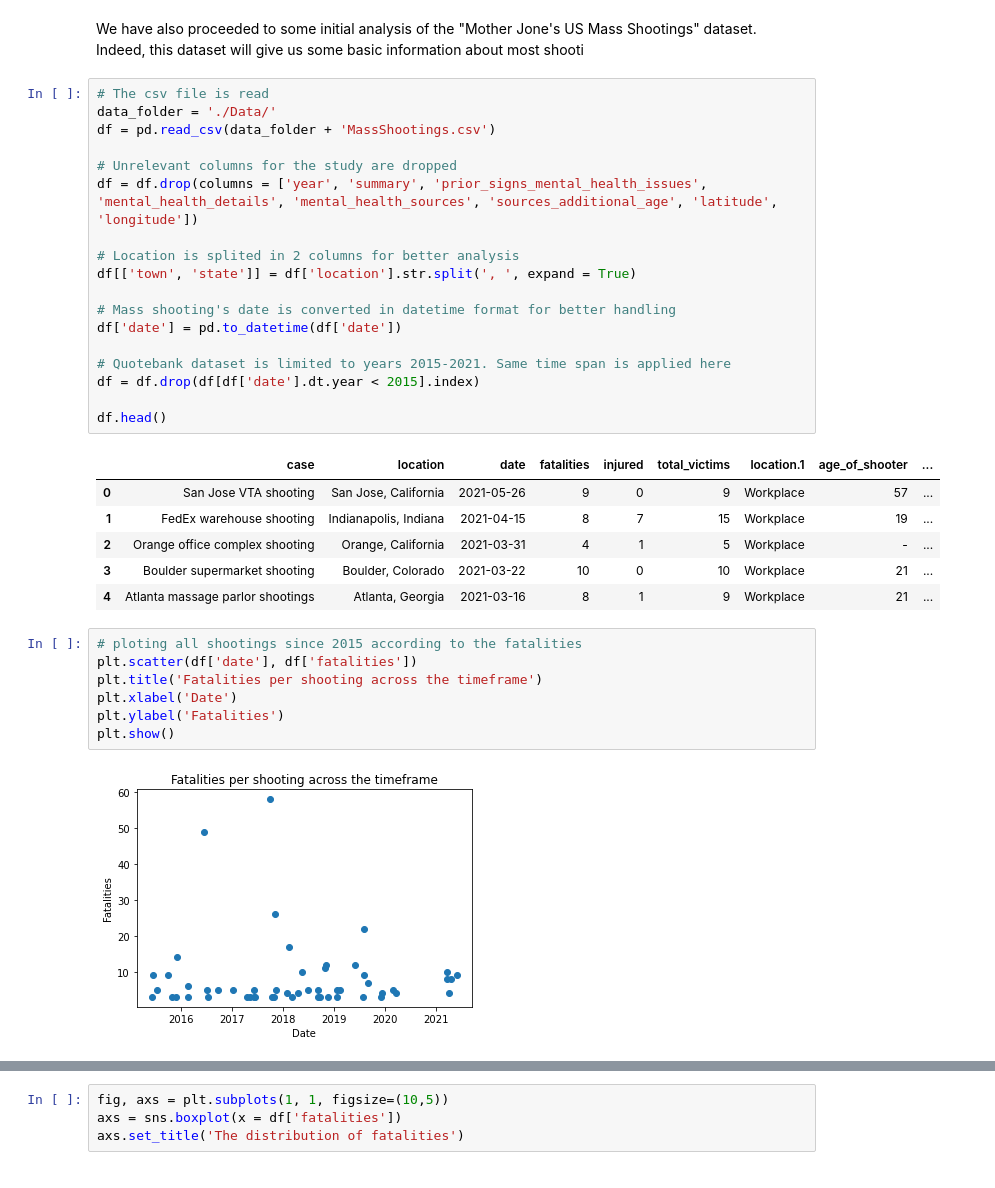
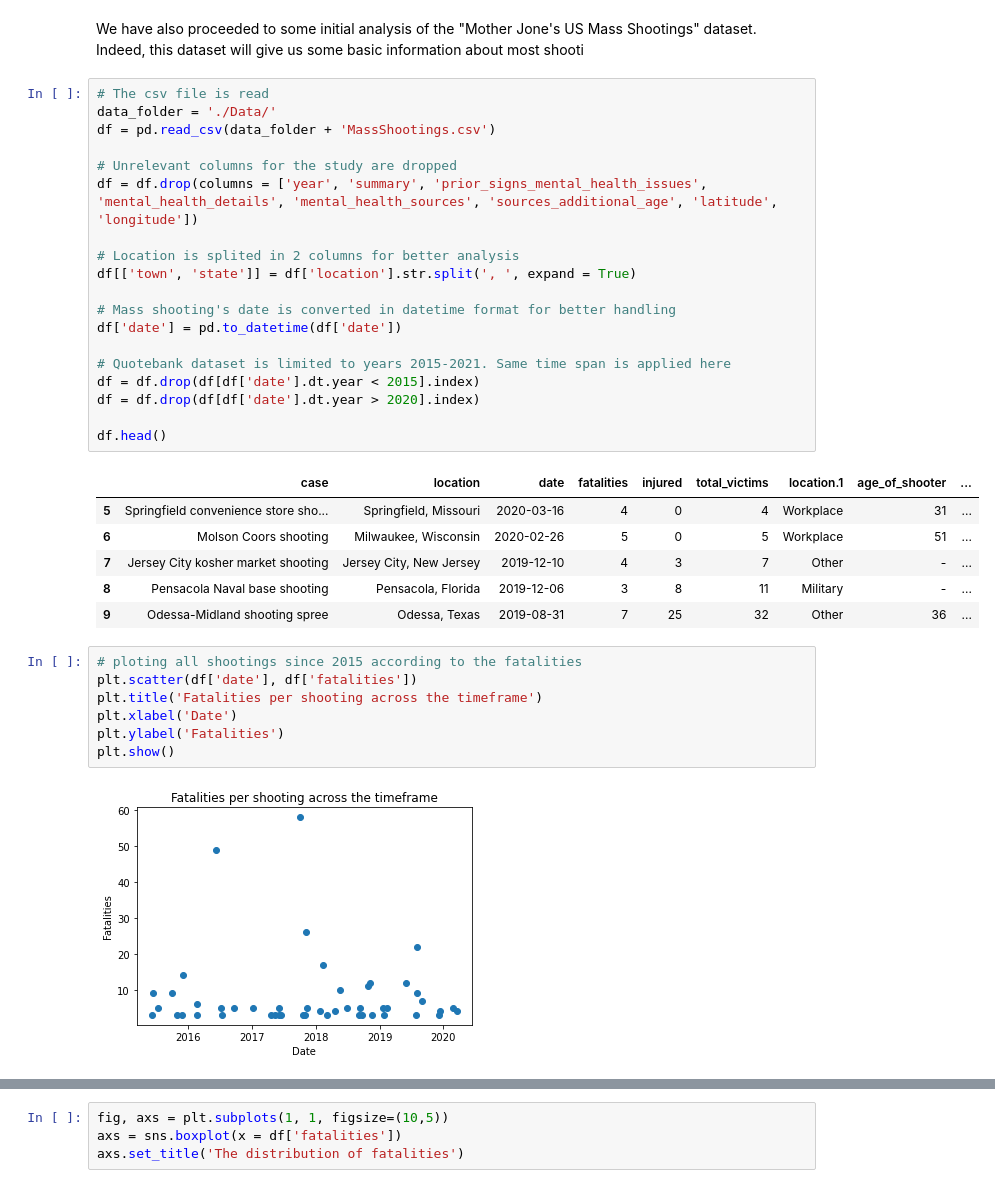
Before and after one commit to epfl-ada/ada-2021-project-clezemath, a Jupyter notebook: milestone2.ipynb, the cells around one changed output, grey strips where cells are left out. Drawn from its saved outputs; the diff is of its cells as text.

```diff
--- a/milestone2.ipynb
+++ b/milestone2.ipynb
@@ -128,28 +131,29 @@ We have also proceeded to some initial analysis of the "Mother Jone's US Mass Sh
 # %%
 # The csv file is read
 data_folder = './Data/'
 df = pd.read_csv(data_folder + 'MassShootings.csv')
 
 # Unrelevant columns for the study are dropped
 df = df.drop(columns = ['year', 'summary', 'prior_signs_mental_health_issues', 'mental_health_details', 'mental_health_sources', 'sources_additional_age', 'latitude', 'longitude'])
 
 # Location is splited in 2 columns for better analysis
 df[['town', 'state']] = df['location'].str.split(', ', expand = True)
 
 # Mass shooting's date is converted in datetime format for better handling
 df['date'] = pd.to_datetime(df['date'])
 
 # Quotebank dataset is limited to years 2015-2021. Same time span is applied here
 df = df.drop(df[df['date'].dt.year < 2015].index)
+df = df.drop(df[df['date'].dt.year > 2020].index)
 
 df.head()
 # %% [output]
 |  | case | location | date | fatalities | injured | total_victims | location.1 | age_of_shooter | ... |
-| 0 | San Jose VTA shooting | San Jose, California | 2021-05-26 | 9 | 0 | 9 | Workplace | 57 | ... |
-| 1 | FedEx warehouse shooting | Indianapolis, Indiana | 2021-04-15 | 8 | 7 | 15 | Workplace | 19 | ... |
-| 2 | Orange office complex shooting | Orange, California | 2021-03-31 | 4 | 1 | 5 | Workplace | - | ... |
-| 3 | Boulder supermarket shooting | Boulder, Colorado | 2021-03-22 | 10 | 0 | 10 | Workplace | 21 | ... |
-| 4 | Atlanta massage parlor shootings | Atlanta, Georgia | 2021-03-16 | 8 | 1 | 9 | Workplace | 21 | ... |
+| 5 | Springfield convenience store sho... | Springfield, Missouri | 2020-03-16 | 4 | 0 | 4 | Workplace | 31 | ... |
+| 6 | Molson Coors shooting | Milwaukee, Wisconsin | 2020-02-26 | 5 | 0 | 5 | Workplace | 51 | ... |
+| 7 | Jersey City kosher market shooting | Jersey City, New Jersey | 2019-12-10 | 4 | 3 | 7 | Other | - | ... |
+| 8 | Pensacola Naval base shooting | Pensacola, Florida | 2019-12-06 | 3 | 8 | 11 | Military | - | ... |
+| 9 | Odessa-Midland shooting spree | Odessa, Texas | 2019-08-31 | 7 | 25 | 32 | Other | 36 | ... |
 # %%
 # ploting all shootings since 2015 according to the fatalities
 plt.scatter(df['date'], df['fatalities'])
@@ -158,5 +162,5 @@ plt.xlabel('Date')
 plt.ylabel('Fatalities')
 plt.show()
 # %% [output]
-[figure, old version]
+[figure, new version]
 # %%
```
Also changed, not shown: parts of 9 cells of this notebook.
